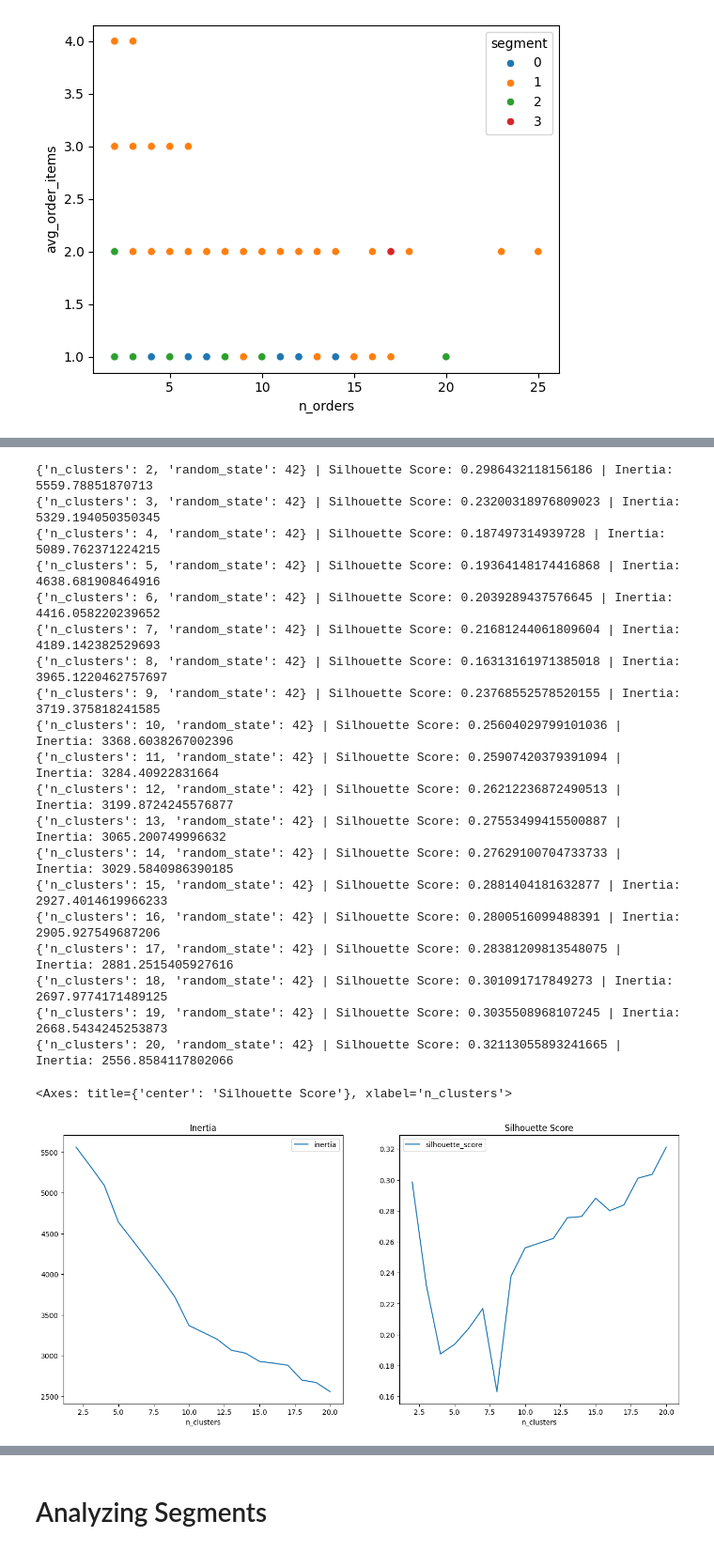
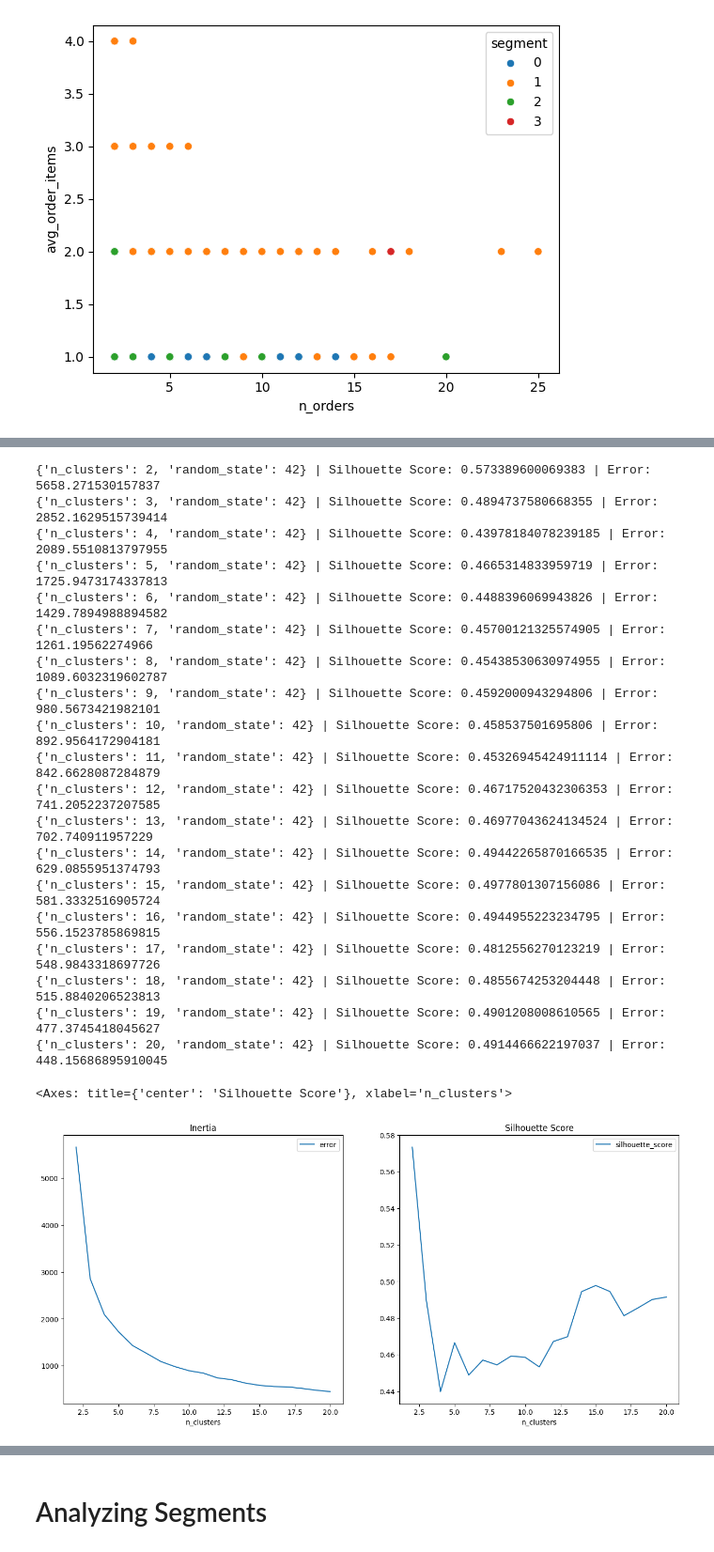
Before and after one commit to egeatmaca/ecommerce_segments, a Jupyter notebook: notebooks/customer_segmentation.ipynb, the cells around one changed output, grey strips where cells are left out. Shown at 94% size. Drawn from its saved outputs; the diff is of its cells as text; code cells hidden in the pictures.

```diff
--- a/notebooks/customer_segmentation.ipynb
+++ b/notebooks/customer_segmentation.ipynb
@@ -612,4 +646,4 @@ LATERAL UNNEST(ue.order_items::order_item[]) AS oi;
 # %%
-X_category = order_items[['id', 'category', 'order_id']].pivot_table(index='id', columns='category', aggfunc='count', fill_value=0)
-X_category.head()
+X_cats = X[['n_categories', 'fav_cat_purchases', 'fav_cat_freq_strength', 'fav_cat_spending_strength']]
+X_cats.head(10)
 # %% [output]
@@ -676,0 +661,3 @@ cat_counts.plot(x='category', y=0, kind='bar')
+# %%
+X_cats = X_cats[X_cats.fav_cat_purchases>1]
+X_cats.shape[0], repeat_purchasers.shape[0]
@@ -677,5 +666,5 @@ cat_counts.plot(x='category', y=0, kind='bar')
 # %%
-scaler_category = MinMaxScaler()
-X_category_scaled = scaler_category.fit_transform(X_category)
-X_category_scaled
+scaler_category = RobustScaler()
+X_cats_scaled = scaler_category.fit_transform(X_cats)
+X_cats_scaled
 # %% [output]
@@ -743,38 +691,38 @@ np.float64(0.7970076917383414)
 # %%
 hyperparams = [{'n_clusters': i} for i in range(2, 21)]
-kmeans_results_category = search_clustering_hyperparams(KMeans, hyperparams, X_category_pca, random_state=RANDOM_STATE)
+kmeans_results_category = search_clustering_hyperparams(KMeans, hyperparams, X_cats_scaled, random_state=RANDOM_STATE)
 # %% [output]
-{'n_clusters': 2, 'random_state': 42} | Silhouette Score: 0.2986432118156186 | Inertia: 5559.78851870713
-{'n_clusters': 3, 'random_state': 42} | Silhouette Score: 0.23200318976809023 | Inertia: 5329.194050350345
-{'n_clusters': 4, 'random_state': 42} | Silhouette Score: 0.187497314939728 | Inertia: 5089.762371224215
-{'n_clusters': 5, 'random_state': 42} | Silhouette Score: 0.19364148174416868 | Inertia: 4638.681908464916
-{'n_clusters': 6, 'random_state': 42} | Silhouette Score: 0.2039289437576645 | Inertia: 4416.058220239652
-{'n_clusters': 7, 'random_state': 42} | Silhouette Score: 0.21681244061809604 | Inertia: 4189.142382529693
-{'n_clusters': 8, 'random_state': 42} | Silhouette Score: 0.16313161971385018 | Inertia: 3965.1220462757697
-{'n_clusters': 9, 'random_state': 42} | Silhouette Score: 0.23768552578520155 | Inertia: 3719.375818241585
-{'n_clusters': 10, 'random_state': 42} | Silhouette Score: 0.25604029799101036 | Inertia: 3368.6038267002396
-{'n_clusters': 11, 'random_state': 42} | Silhouette Score: 0.25907420379391094 | Inertia: 3284.40922831664
-{'n_clusters': 12, 'random_state': 42} | Silhouette Score: 0.26212236872490513 | Inertia: 3199.8724245576877
-{'n_clusters': 13, 'random_state': 42} | Silhouette Score: 0.27553499415500887 | Inertia: 3065.200749996632
-{'n_clusters': 14, 'random_state': 42} | Silhouette Score: 0.27629100704733733 | Inertia: 3029.5840986390185
-{'n_clusters': 15, 'random_state': 42} | Silhouette Score: 0.2881404181632877 | Inertia: 2927.4014619966233
-{'n_clusters': 16, 'random_state': 42} | Silhouette Score: 0.2800516099488391 | Inertia: 2905.927549687206
-{'n_clusters': 17, 'random_state': 42} | Silhouette Score: 0.28381209813548075 | Inertia: 2881.2515405927616
-{'n_clusters': 18, 'random_state': 42} | Silhouette Score: 0.301091717849273 | Inertia: 2697.9774171489125
-{'n_clusters': 19, 'random_state': 42} | Silhouette Score: 0.3035508968107245 | Inertia: 2668.5434245253873
-{'n_clusters': 20, 'random_state': 42} | Silhouette Score: 0.32113055893241665 | Inertia: 2556.8584117802066
+{'n_clusters': 2, 'random_state': 42} | Silhouette Score: 0.573389600069383 | Error: 5658.271530157837
+{'n_clusters': 3, 'random_state': 42} | Silhouette Score: 0.4894737580668355 | Error: 2852.1629515739414
+{'n_clusters': 4, 'random_state': 42} | Silhouette Score: 0.43978184078239185 | Error: 2089.5510813797955
+{'n_clusters': 5, 'random_state': 42} | Silhouette Score: 0.4665314833959719 | Error: 1725.9473174337813
+{'n_clusters': 6, 'random_state': 42} | Silhouette Score: 0.4488396069943826 | Error: 1429.7894988894582
+{'n_clusters': 7, 'random_state': 42} | Silhouette Score: 0.45700121325574905 | Error: 1261.19562274966
+{'n_clusters': 8, 'random_state': 42} | Silhouette Score: 0.45438530630974955 | Error: 1089.6032319602787
+{'n_clusters': 9, 'random_state': 42} | Silhouette Score: 0.4592000943294806 | Error: 980.5673421982101
+{'n_clusters': 10, 'random_state': 42} | Silhouette Score: 0.458537501695806 | Error: 892.9564172904181
+{'n_clusters': 11, 'random_state': 42} | Silhouette Score: 0.45326945424911114 | Error: 842.6628087284879
+{'n_clusters': 12, 'random_state': 42} | Silhouette Score: 0.46717520432306353 | Error: 741.2052237207585
+{'n_clusters': 13, 'random_state': 42} | Silhouette Score: 0.46977043624134524 | Error: 702.740911957229
+{'n_clusters': 14, 'random_state': 42} | Silhouette Score: 0.49442265870166535 | Error: 629.0855951374793
+{'n_clusters': 15, 'random_state': 42} | Silhouette Score: 0.4977801307156086 | Error: 581.3332516905724
+{'n_clusters': 16, 'random_state': 42} | Silhouette Score: 0.4944955223234795 | Error: 556.1523785869815
+{'n_clusters': 17, 'random_state': 42} | Silhouette Score: 0.4812556270123219 | Error: 548.9843318697726
+{'n_clusters': 18, 'random_state': 42} | Silhouette Score: 0.4855674253204448 | Error: 515.8840206523813
+{'n_clusters': 19, 'random_state': 42} | Silhouette Score: 0.4901208008610565 | Error: 477.3745418045627
+{'n_clusters': 20, 'random_state': 42} | Silhouette Score: 0.4914466622197037 | Error: 448.15686895910045
 # %%
 fig, axs = plt.subplots(1, 2)
 fig.set_figwidth(14)
 fig.set_figheight(7)
 plt.tight_layout(pad=5)
 
 axs[0].set_title('Inertia')
-kmeans_results_category.plot(x='n_clusters', y='inertia', ax=axs[0])
+kmeans_results_category.plot(x='n_clusters', y='error', ax=axs[0])
 
 axs[1].set_title('Silhouette Score')
 kmeans_results_category.plot(x='n_clusters', y='silhouette_score', ax=axs[1])
 # %% [output]
 <Axes: title={'center': 'Silhouette Score'}, xlabel='n_clusters'>
-[figure, old version]
+[figure, new version]
 # %%
```
Also changed, not shown: parts of 71 cells of this notebook, 16 other files.
